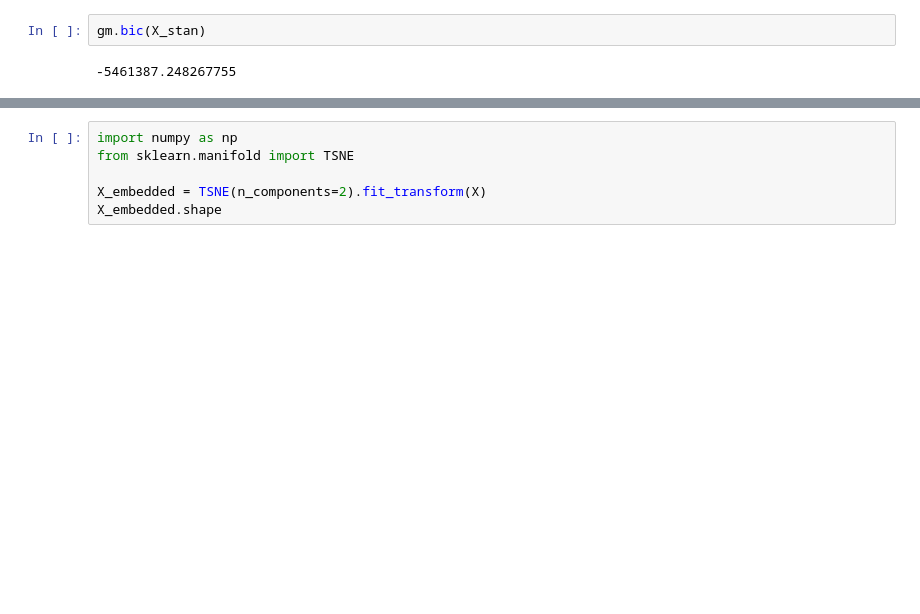
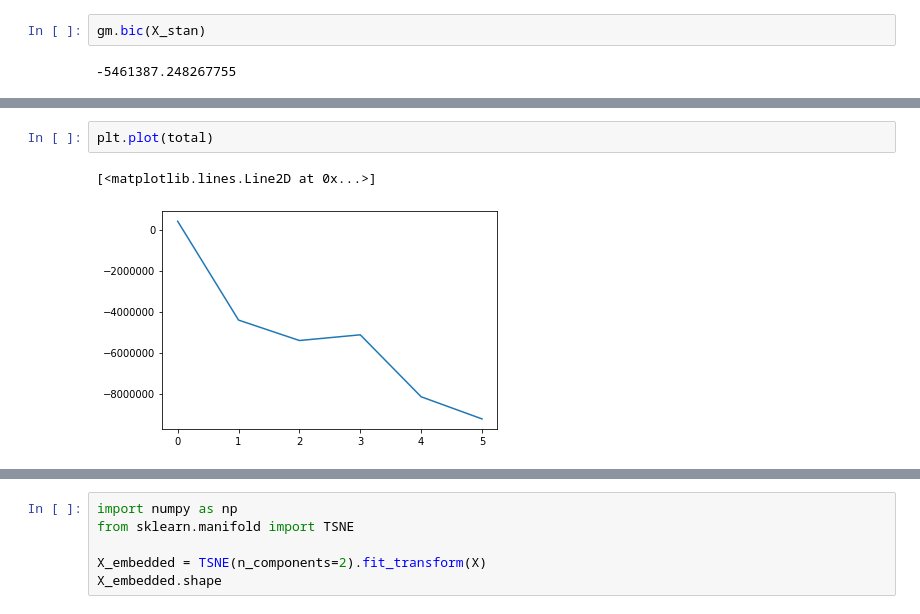
Before and after one commit to neojohny/ml_7641, a Jupyter notebook: homework3/clustering.ipynb, the cells around one changed output, grey strips where cells are left out. Saved outputs shown, nothing was run; the diff lists cells and outputs as text; blank space fills up the shorter version.

```diff
--- a/homework3/clustering.ipynb
+++ b/homework3/clustering.ipynb
@@ -182,0 +215,5 @@ TypeError: float() argument must be a string or a number, not 'method'
+# %%
+plt.plot(total)
+# %% [output]
+[<matplotlib.lines.Line2D at 0x...>]
+[figure, added]
```
Also changed, not shown: parts of 45 cells of this notebook, 4 other files.
